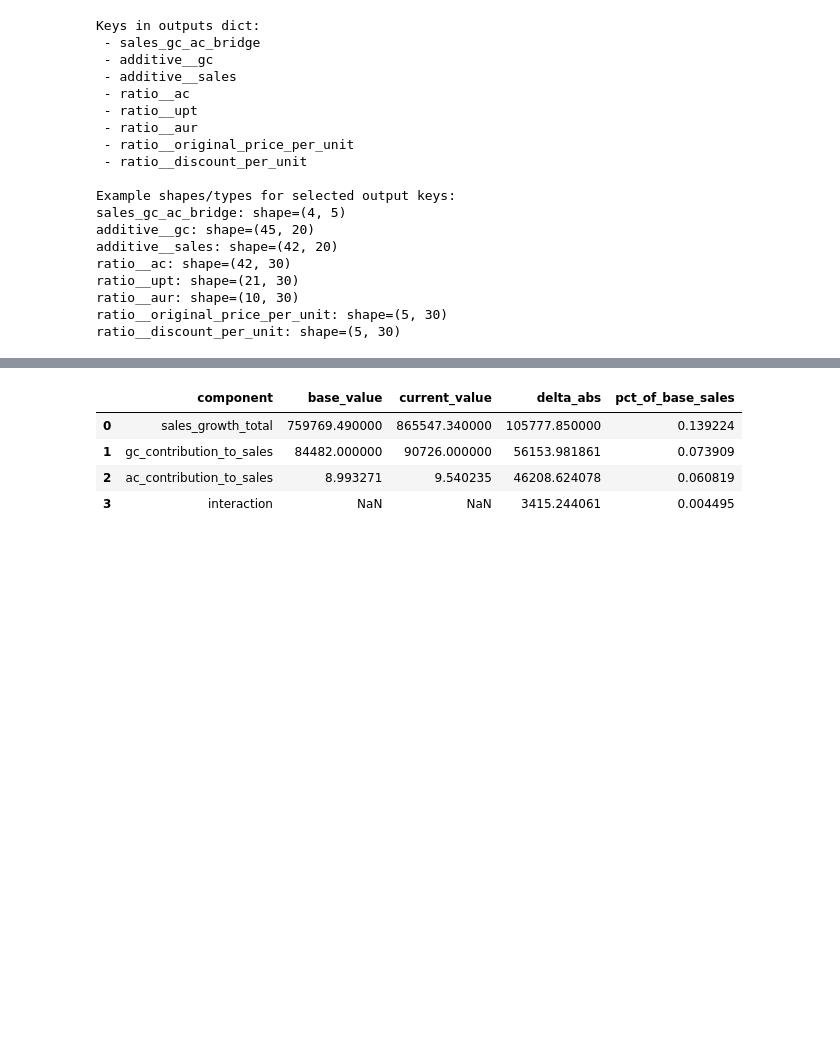
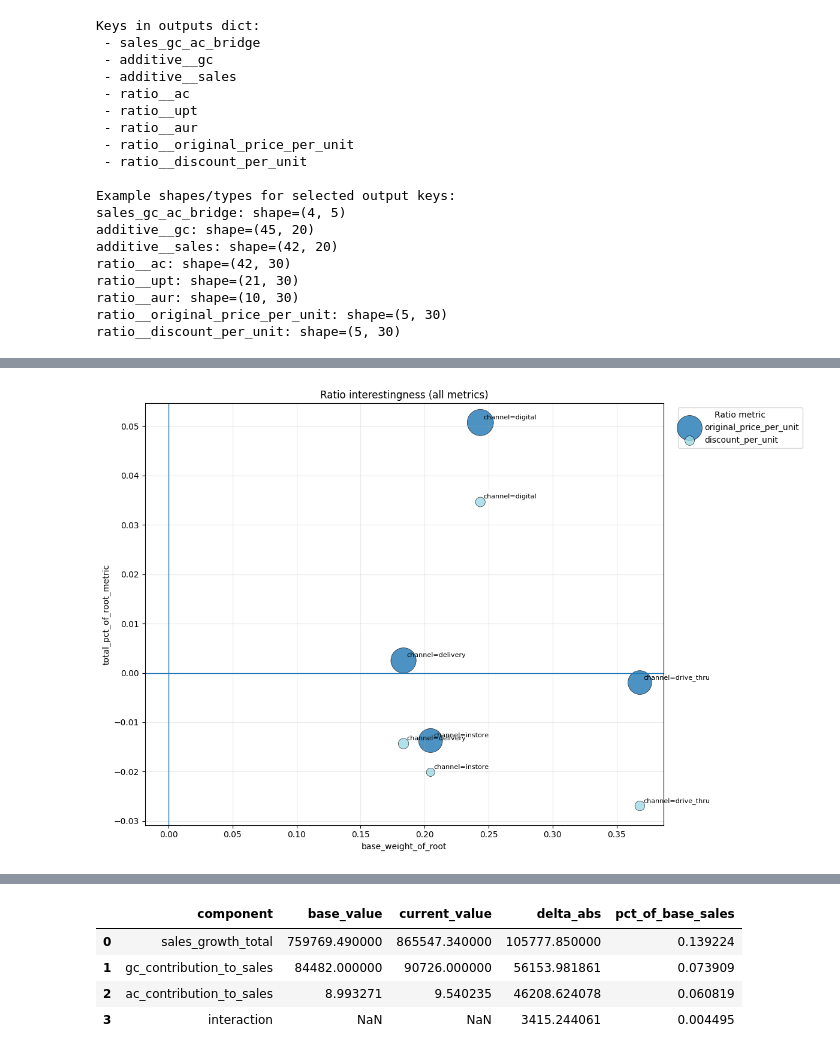
Before and after one commit to lucyq228/framework, a Jupyter notebook: accounting_based/accounting_based_analysis.ipynb, the cells around one changed output, grey strips where cells are left out. Drawn from its saved outputs; the diff is of its cells as text; code cells hidden in the pictures; blank space fills up the shorter version.

```diff
--- a/accounting_based/accounting_based_analysis.ipynb
+++ b/accounting_based/accounting_based_analysis.ipynb
@@ -212,0 +257,34 @@ ratio__discount_per_unit: shape=(5, 30)
+# %%
+ac_scored = score_all_ratio_metrics_from_outputs(
+    outputs,
+    hierarchy_name=None,  # all hierarchies
+    min_level=1,
+    max_level=3,
+    rank_within_hierarchy=True,
+    rank_within_metric=True,
+    # metrics=None  # default: every ratio__* key
+    metrics=["ac", "upt", "aur", "original_price_per_unit", "discount_per_unit"],
+)
+
+ac_branches = find_interesting_branches(
+    ac_scored,
+    top_k_level1=3,
+    child_top_k=2,
+    by_hierarchy=True,
+    by_metric=True,
+)
+
+plot_two_level_driver_scatter(
+    ac_scored,
+    title="Ratio interestingness (all metrics)",
+    color_by="metric_name",
+    x_col="base_weight_of_root",
+    y_col="total_pct_of_root_metric",
+    size_col="ratio_delta",
+    level_filter=(1, 2),
+    annotate_top_n=10,
+    label_col="path",
+    show=True,
+)
+# %% [output]
+[figure, added]
```
Also changed, not shown: parts of 6 cells of this notebook, 1 other file.
